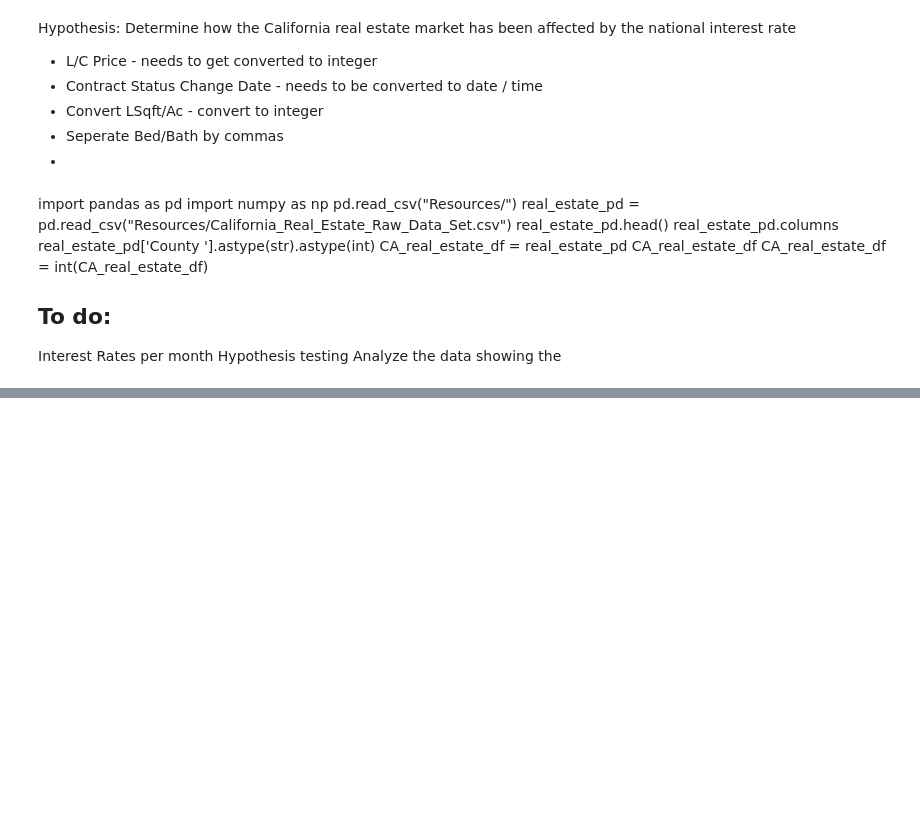
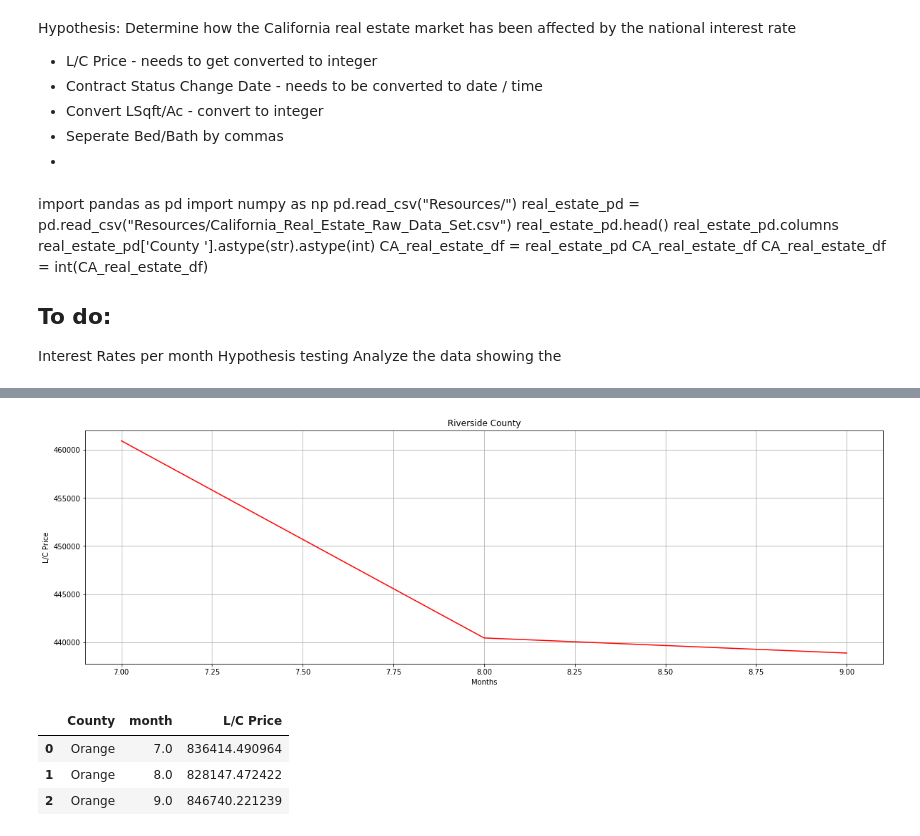
Before and after one commit to nickbatkhan/RealestateanalysisCA2019, a Jupyter notebook: Jessica_Branch-Copy1.ipynb, the cells around one changed output, grey strips where cells are left out. Cells and saved outputs as stored; diff of their text form; code cells hidden in the pictures; blank space fills up the shorter version.

```diff
--- a/Jessica_Branch-Copy1.ipynb
+++ b/Jessica_Branch-Copy1.ipynb
@@ -157,0 +226,19 @@ LA_county_df = "Listing ID", "Date", "County", "month"
+# %%
+# Closed Prices
+Riverside_county_July = Riverside_county[Riverside_county['month'] == 7.]
+Riverside_county_August = Riverside_county[Riverside_county['month'] == 8.]
+Riverside_county_September = Riverside_county[Riverside_county['month'] == 9.]
+
+# Closed Prices Merged DataFrame Riverside County
+summer_closed_RC = Riverside_county_July.append(Riverside_county_August, ignore_index = True)
+summer_closed_RC = summer_closed_RC.append(Riverside_county_September, ignore_index = True)
+
+
+# Current Listed Prices
+current_riverside_July = current_riverside[current_riverside['month']==7.]
+current_riverside_August = current_riverside[current_riverside['month']==8.]
+current_riverside_September = current_riverside[current_riverside['month']==9.]
+
+# Current Listed Merged DataFrame Riverside County
+summer_current_RC = current_riverside_July.append(current_riverside_August, ignore_index = True)
+summer_current_RC = summer_current_RC.append(current_riverside_September, ignore_index = True)
@@ -157,0 +331,18 @@ LA_county_df = "Listing ID", "Date", "County", "month"
+# %%
+# Riverside County Closed Graph 2019
+figure(num=None, figsize=(20,6))
+plt.plot(RC_Closed_df['month'], RC_Closed_df['L/C Price'], color = "red")
+plt.title("Riverside County")
+plt.xlabel("Months")
+plt.ylabel("L/C Price")
+plt.grid()
+# %% [output]
+[figure, added]
+# %%
+OC_Closed_df = summer_closed_OC.groupby(['County ', 'month']).mean().reset_index()
+OC_Closed_df
+# %% [output]
+|  | County | month | L/C Price |
+| 0 | Orange | 7.0 | 836414.490964 |
+| 1 | Orange | 8.0 | 828147.472422 |
+| 2 | Orange | 9.0 | 846740.221239 |
```
Also changed, not shown: parts of 72 cells of this notebook, 1 other file.
